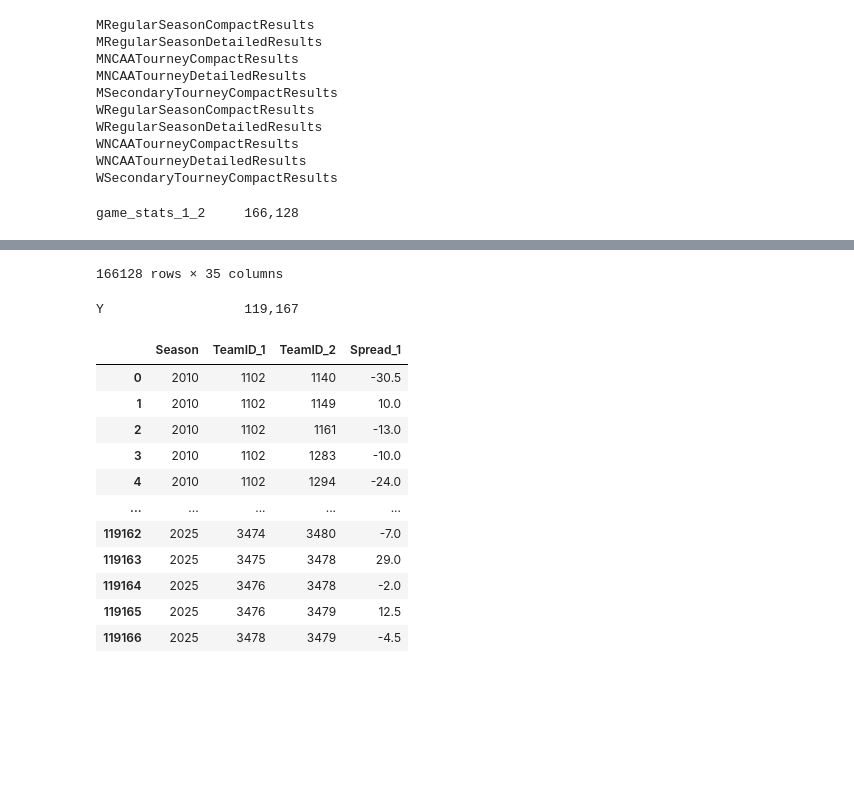
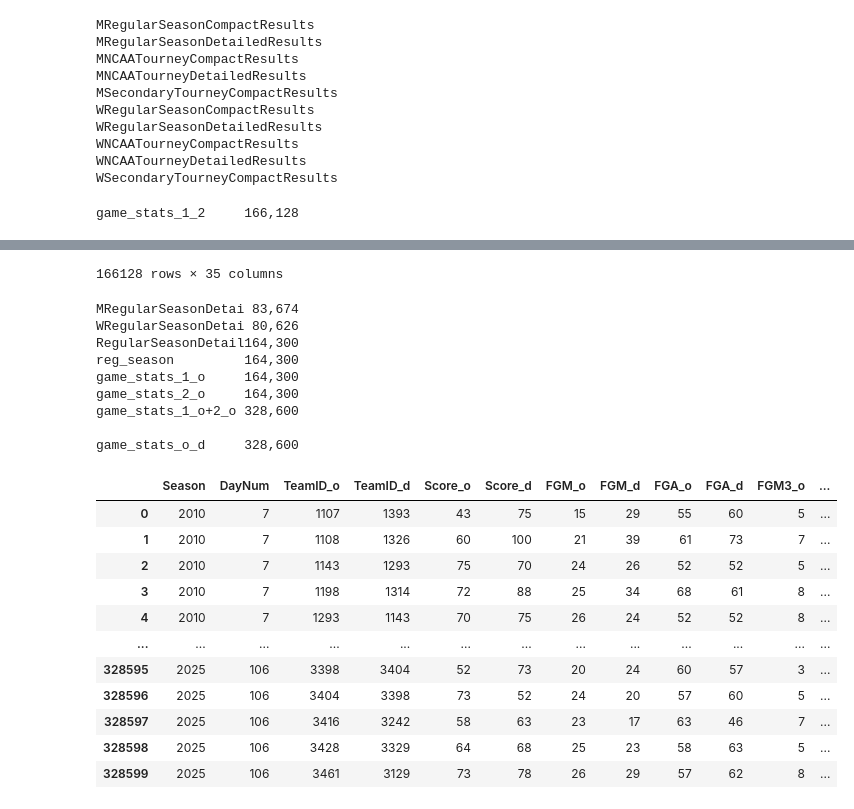
Before and after one commit to bedwards/mania, a Jupyter notebook: working/spread.ipynb, the cells around one changed output, grey strips where cells are left out. Cells and saved outputs as stored; diff of their text form; code cells hidden in the pictures; blank space fills up the shorter version.

```diff
--- a/working/spread.ipynb
+++ b/working/spread.ipynb
@@ -1,15 +1,30 @@
 # %%
 try:
     get_ipython().run_line_magic("reset", "-f")
+except NameError:
+    is_notebook = False
+    p = print
+else:
+    is_notebook = True
     p = display
-except NameError:
-    p = print
+    # p = print
 
 import warnings
 
 warnings.simplefilter("ignore")
 
+from math import floor
+import numpy as np
 import pandas as pd
+
+if is_notebook:
+    import matplotlib.pyplot as plt
+    import seaborn as sns
+else:
+    import asciichartpy
+
+import xgboost as xgb
+from sklearn.model_selection import KFold
 
 pd.set_option('display.expand_frame_repr', False)
 pd.set_option('display.max_columns', None)
@@ -100,14 +115,11 @@ print(f"game_stats_1_2     {game_stats_1_2.shape[0]:,}")
 p(game_stats_1_2)
 print()
 
-Y = (
-    game_stats_1_2.groupby(["Season", "TeamID_1", "TeamID_2"])["Spread_1"]
-    .mean()
-    .reset_index()
+print(f"MRegularSeasonDetai{MRegularSeasonDetailedResults.shape[0]:>7,}")
+print(f"WRegularSeasonDetai{WRegularSeasonDetailedResults.shape[0]:>7,}")
+print(
+    f"RegularSeasonDetail{MRegularSeasonDetailedResults.shape[0]+WRegularSeasonDetailedResults.shape[0]:>7,}"
 )
-print(f"Y                  {Y.shape[0]:,}")
-p(Y)
-print()
 
 reg_season = game_stats_1_2[game_stats_1_2["Part"] == "RegularSeason"]
 print(f"reg_season         {reg_season.shape[0]:,}")
@@ -127,58 +139,52 @@ game_stats_2_o = game_stats_2_o.rename(
     columns={c: f"{c[:-2]}_d" for c in game_stats_2_o if c[-2:] == "_1"}
 )
 print(f"game_stats_2_o     {game_stats_2_o.shape[0]:,}")
 print(f"game_stats_1_o+2_o {game_stats_1_o.shape[0]+game_stats_2_o.shape[0]:,}\n")
 
-game_stats_o_d = pd.concat([game_stats_1_o, game_stats_1_o])
+game_stats_o_d = pd.concat([game_stats_1_o, game_stats_2_o])
 game_stats_o_d = game_stats_o_d.drop(columns="Part")
 game_stats_o_d.insert(2, "TeamID_o", game_stats_o_d.pop("TeamID_o"))
 game_stats_o_d.insert(3, "TeamID_d", game_stats_o_d.pop("TeamID_d"))
 game_stats_o_d = game_stats_o_d.sort_values(
     ["Season", "DayNum", "TeamID_o", "TeamID_d"]
 )
 game_stats_o_d = game_stats_o_d.reset_index(drop=True)
 print(f"game_stats_o_d     {game_stats_o_d.shape[0]:,}")
 p(game_stats_o_d)
 print()
-
-season_stats = game_stats_o_d.rename(columns={"TeamID_o": "TeamID"})
-season_stats_g = season_stats.groupby(["Season", "TeamID"])
-season_stats = season_stats_g[
-    [c for c in season_stats if c.endswith("_o")]
-    + [c for c in season_stats if c.endswith("_d")]
-]
-season_stats = season_stats.mean()
-season_stats = season_stats.reset_index()
-season_stats = season_stats.sort_values(["Season", "TeamID"])
-season_stats = season_stats.reset_index(drop=True)
-print(f"season_stats   {season_stats.shape[0]:,}")
-p(season_stats)
-print()
 # %% [output]
 game_stats_1_2     166,128
 |  | Season | DayNum | TeamID_1 | TeamID_2 | Part | Score_1 | Score_2 | FGM_1 | FGM_2 | FGA_1 | FGA_2 | ... |
 | 0 | 2010 | 7 | 1107 | 1393 | RegularSeason | 43 | 75 | 15 | 29 | 55 | 60 | ... |
 | 1 | 2010 | 7 | 1108 | 1326 | RegularSeason | 60 | 100 | 21 | 39 | 61 | 73 | ... |
 | 2 | 2010 | 7 | 1143 | 1293 | RegularSeason | 75 | 70 | 24 | 26 | 52 | 52 | ... |
 | 3 | 2010 | 7 | 1198 | 1314 | RegularSeason | 72 | 88 | 25 | 34 | 68 | 61 | ... |
 | 4 | 2010 | 9 | 1143 | 1178 | RegularSeason | 95 | 61 | 29 | 20 | 61 | 57 | ... |
 | ... | ... | ... | ... | ... | ... | ... | ... | ... | ... | ... | ... | ... |
 | 166123 | 2025 | 106 | 3150 | 3378 | RegularSeason | 52 | 70 | 18 | 25 | 58 | 59 | ... |
 | 166124 | 2025 | 106 | 3194 | 3349 | RegularSeason | 39 | 72 | 10 | 30 | 55 | 63 | ... |
 | 166125 | 2025 | 106 | 3242 | 3416 | RegularSeason | 63 | 58 | 17 | 23 | 46 | 63 | ... |
 | 166126 | 2025 | 106 | 3329 | 3428 | RegularSeason | 68 | 64 | 23 | 25 | 63 | 58 | ... |
 | 166127 | 2025 | 106 | 3398 | 3404 | RegularSeason | 52 | 73 | 20 | 24 | 60 | 57 | ... |
 166128 rows × 35 columns
-Y                  119,167
+MRegularSeasonDetai 83,674
+WRegularSeasonDetai 80,626
+RegularSeasonDetail164,300
+reg_season         164,300
+game_stats_1_o     164,300
+game_stats_2_o     164,300
+game_stats_1_o+2_o 328,600
+
+game_stats_o_d     328,600
-|  | Season | TeamID_1 | TeamID_2 | Spread_1 |
-| 0 | 2010 | 1102 | 1140 | -30.5 |
-| 1 | 2010 | 1102 | 1149 | 10.0 |
-| 2 | 2010 | 1102 | 1161 | -13.0 |
-| 3 | 2010 | 1102 | 1283 | -10.0 |
-| 4 | 2010 | 1102 | 1294 | -24.0 |
-| ... | ... | ... | ... | ... |
-| 119162 | 2025 | 3474 | 3480 | -7.0 |
-| 119163 | 2025 | 3475 | 3478 | 29.0 |
-| 119164 | 2025 | 3476 | 3478 | -2.0 |
-| 119165 | 2025 | 3476 | 3479 | 12.5 |
-| 119166 | 2025 | 3478 | 3479 | -4.5 |
+|  | Season | DayNum | TeamID_o | TeamID_d | Score_o | Score_d | FGM_o | FGM_d | FGA_o | FGA_d | FGM3_o | ... |
+| 0 | 2010 | 7 | 1107 | 1393 | 43 | 75 | 15 | 29 | 55 | 60 | 5 | ... |
+| 1 | 2010 | 7 | 1108 | 1326 | 60 | 100 | 21 | 39 | 61 | 73 | 7 | ... |
+| 2 | 2010 | 7 | 1143 | 1293 | 75 | 70 | 24 | 26 | 52 | 52 | 5 | ... |
+| 3 | 2010 | 7 | 1198 | 1314 | 72 | 88 | 25 | 34 | 68 | 61 | 8 | ... |
+| 4 | 2010 | 7 | 1293 | 1143 | 70 | 75 | 26 | 24 | 52 | 52 | 8 | ... |
+| ... | ... | ... | ... | ... | ... | ... | ... | ... | ... | ... | ... | ... |
+| 328595 | 2025 | 106 | 3398 | 3404 | 52 | 73 | 20 | 24 | 60 | 57 | 3 | ... |
+| 328596 | 2025 | 106 | 3404 | 3398 | 73 | 52 | 24 | 20 | 57 | 60 | 5 | ... |
+| 328597 | 2025 | 106 | 3416 | 3242 | 58 | 63 | 23 | 17 | 63 | 46 | 7 | ... |
+| 328598 | 2025 | 106 | 3428 | 3329 | 64 | 68 | 25 | 23 | 58 | 63 | 5 | ... |
+| 328599 | 2025 | 106 | 3461 | 3129 | 73 | 78 | 26 | 29 | 57 | 62 | 8 | ... |
```
Also changed, not shown: parts of 11 cells of this notebook, 2 other files.
